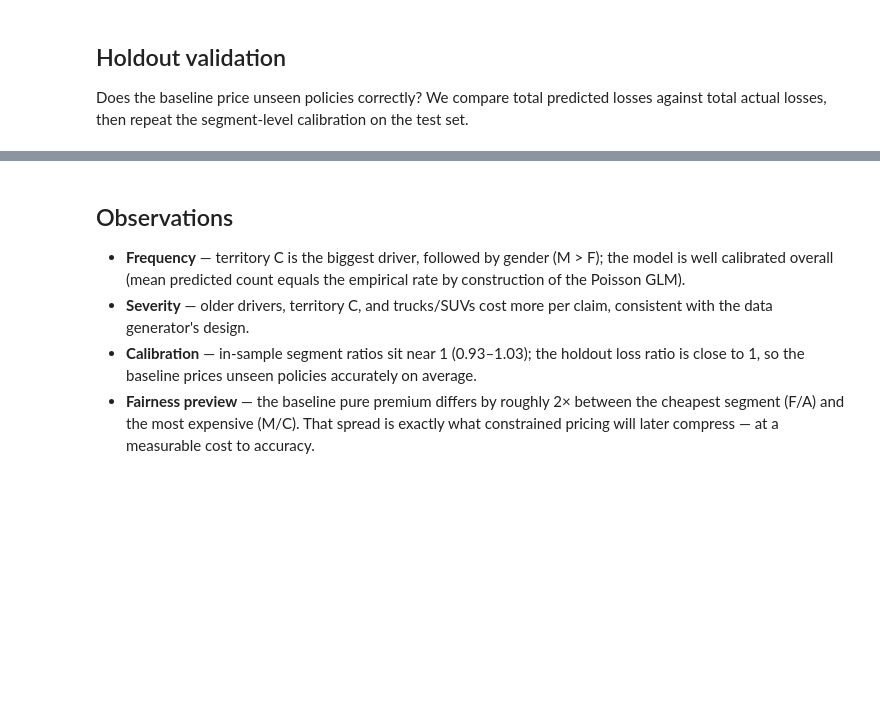
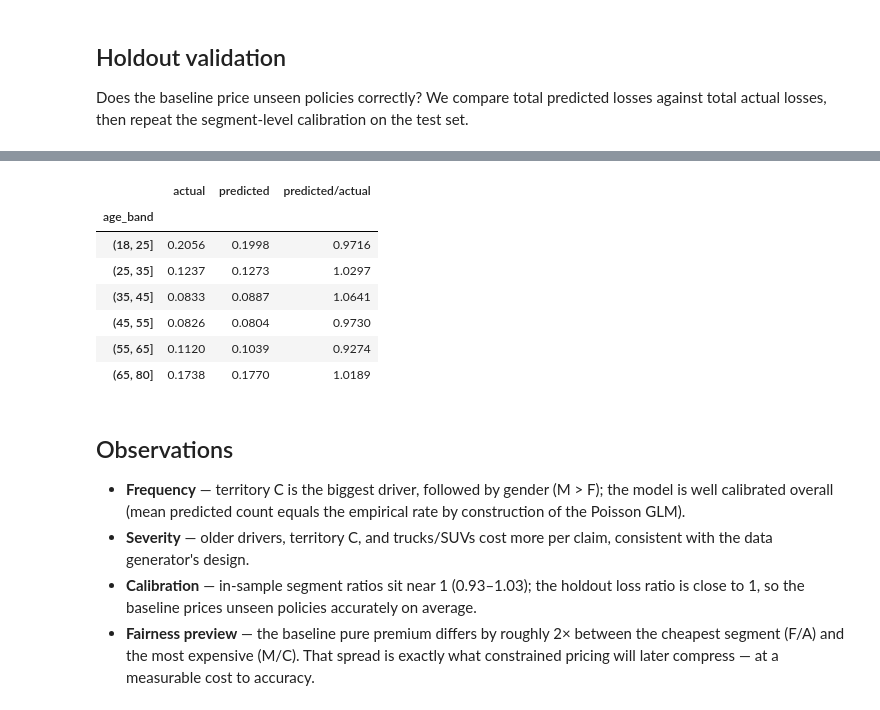
Before and after one commit to DYHTLZ/EXP-project-1, a Jupyter notebook: notebooks/02_baseline.ipynb, the cells around one changed output, grey strips where cells are left out. Drawn from its saved outputs; the diff is of its cells as text; code cells hidden in the pictures; blank space fills up the shorter version.

```diff
--- a/notebooks/02_baseline.ipynb
+++ b/notebooks/02_baseline.ipynb
@@ -205,3 +213,21 @@ by_seg.round(2)
+# %%
+diag = train.copy()
+diag["pred_freq"] = predict_frequency(freq_model, diag)
+diag["age_band"] = pd.cut(diag["age"], bins=[18, 25, 35, 45, 55, 65, 80], right=True)
+age_cal = diag.groupby("age_band", observed=True).agg(
+    actual=("claim_count", "mean"), predicted=("pred_freq", "mean")
+)
+age_cal["predicted/actual"] = age_cal["predicted"] / age_cal["actual"]
+age_cal.round(4)
+# %% [output]
+|  | actual | predicted | predicted/actual |
+| age_band |  |  |  |
+| (18, 25] | 0.2056 | 0.1998 | 0.9716 |
+| (25, 35] | 0.1237 | 0.1273 | 1.0297 |
+| (35, 45] | 0.0833 | 0.0887 | 1.0641 |
+| (45, 55] | 0.0826 | 0.0804 | 0.9730 |
+| (55, 65] | 0.1120 | 0.1039 | 0.9274 |
+| (65, 80] | 0.1738 | 0.1770 | 1.0189 |
 # %% [markdown]
 ## Observations
 
```
Also changed, not shown: parts of 9 cells of this notebook, 26 other files.
